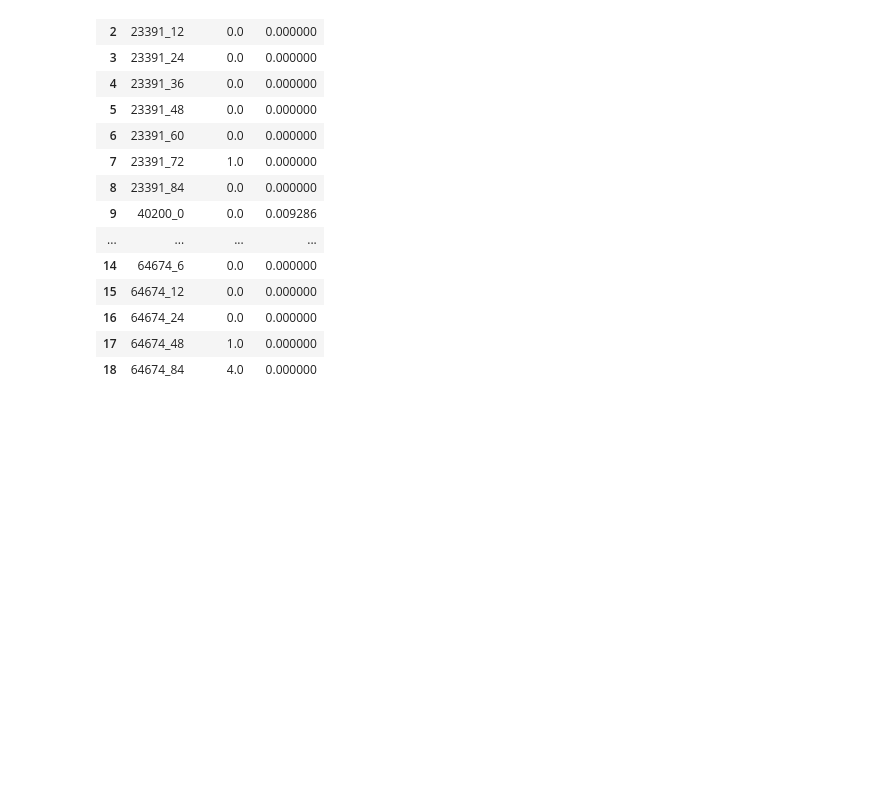
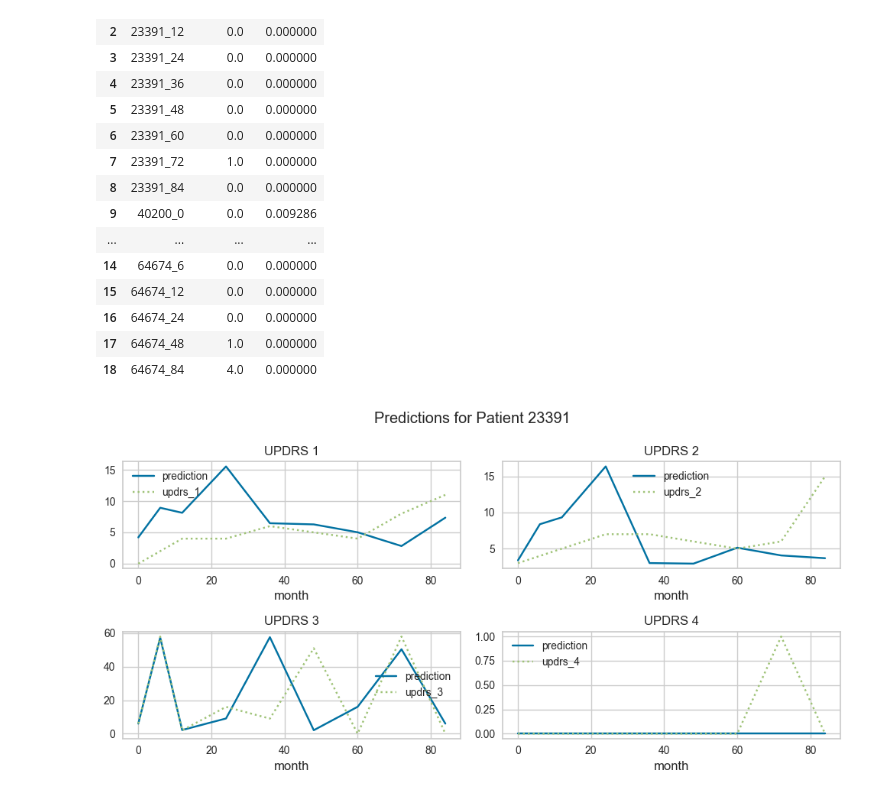
Before and after one commit to prithvidasgupta/si-618-parkinson-prediction, a Jupyter notebook: rough_work/featured_proteins.ipynb, the cells around one changed output. Saved outputs shown, nothing was run; the diff lists cells and outputs as text; code cells hidden in the pictures; blank space fills up the shorter version.

Commit message:
plots

```diff
--- a/rough_work/featured_proteins.ipynb
+++ b/rough_work/featured_proteins.ipynb
@@ -744,3 +726,33 @@ plot4
 | 16 | 64674_24 | 0.0 | 0.000000 |
 | 17 | 64674_48 | 1.0 | 0.000000 |
 | 18 | 64674_84 | 4.0 | 0.000000 |
+# %%
+plot1['patient'] = plot1['visit_id'].apply(lambda x: x.split('_')[0])
+plot2['patient'] = plot2['visit_id'].apply(lambda x: x.split('_')[0])
+plot3['patient'] = plot3['visit_id'].apply(lambda x: x.split('_')[0])
+plot4['patient'] = plot4['visit_id'].apply(lambda x: x.split('_')[0])
+plot1['month'] = plot1['visit_id'].apply(lambda x: int(x.split('_')[1]))
+plot2['month'] = plot2['visit_id'].apply(lambda x: int(x.split('_')[1]))
+plot3['month'] = plot3['visit_id'].apply(lambda x: int(x.split('_')[1]))
+plot4['month'] = plot4['visit_id'].apply(lambda x: int(x.split('_')[1]))
+# %%
+import matplotlib.pyplot as plt
+
+pid='23391'
+fig,((ax1,ax2),(ax3,ax4)) = plt.subplots(2,2,figsize=(10,5))
+plot1[plot1['patient']==pid].plot.line(x='month',y='prediction',ax=ax1)
+plot1[plot1['patient']==pid].plot.line(x='month',y='updrs_1',ax=ax1,ls=":")
+plot2[plot2['patient']==pid].plot.line(x='month',y='prediction',ax=ax2)
+plot2[plot2['patient']==pid].plot.line(x='month',y='updrs_2',ax=ax2, ls=':')
+plot3[plot3['patient']==pid].plot.line(x='month',y='prediction',ax=ax3)
+plot3[plot3['patient']==pid].plot.line(x='month',y='updrs_3',ax=ax3, ls=':')
+plot4[plot4['patient']==pid].plot.line(x='month',y='prediction',ax=ax4)
+plot4[plot4['patient']==pid].plot.line(x='month',y='updrs_4',ax=ax4, ls=':')
+plt.suptitle(f'Predictions for Patient {pid}')
+ax1.set_title('UPDRS 1')
+ax2.set_title('UPDRS 2')
+ax3.set_title('UPDRS 3')
+ax4.set_title('UPDRS 4')
+fig.tight_layout()
+# %% [output]
+[figure, added]
```
Also changed, not shown: parts of 4 cells of this notebook.
